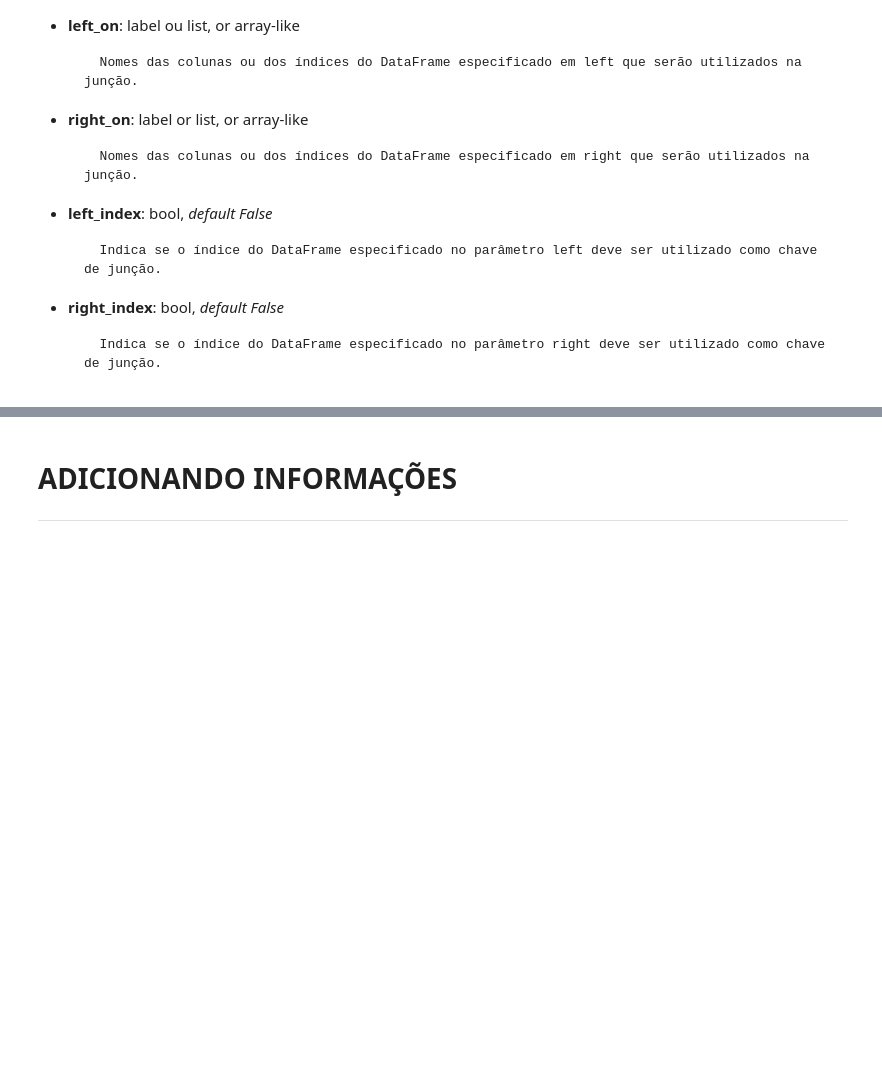
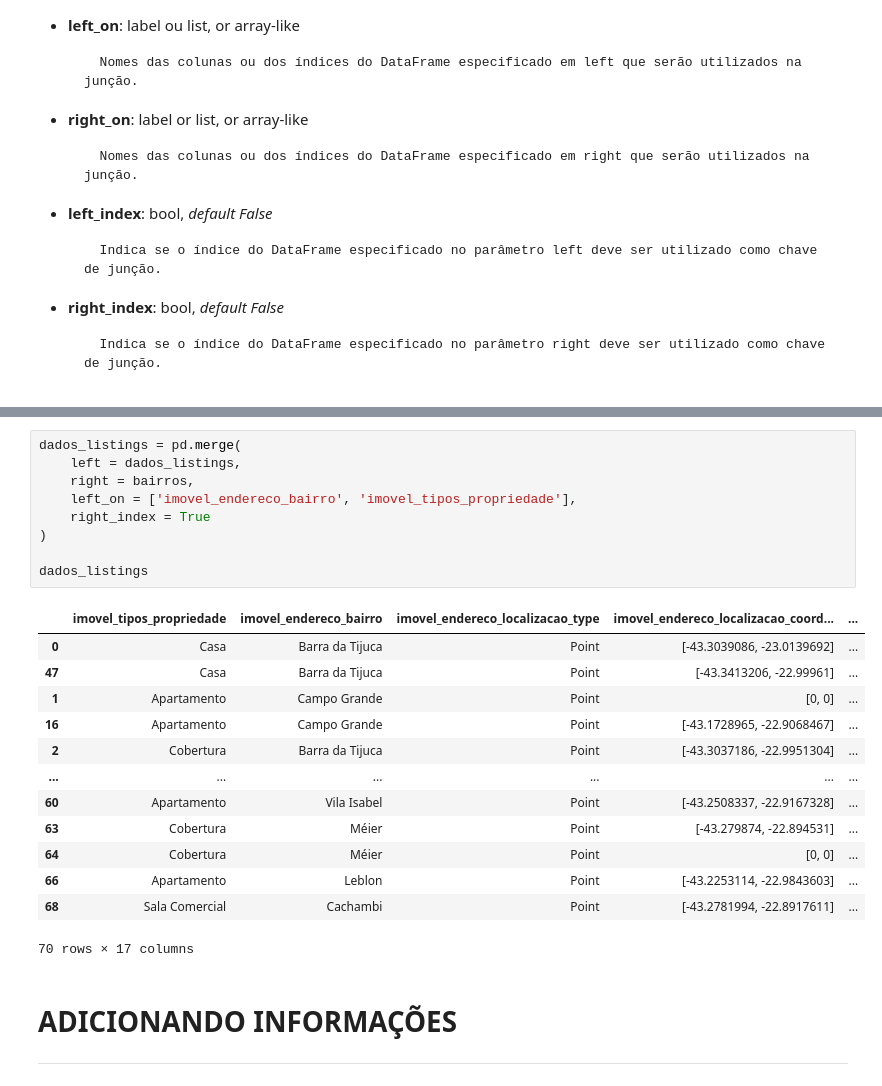
Before and after one commit to biamouras/alura-pandas-ds, a Jupyter notebook: 05_pandas_avancado/05_pandas_avancado.ipynb, the cells around one changed output, grey strips where cells are left out. Cells and saved outputs as stored; diff of their text form; blank space fills up the shorter version.

```diff
--- a/05_pandas_avancado/05_pandas_avancado.ipynb
+++ b/05_pandas_avancado/05_pandas_avancado.ipynb
@@ -826,3 +859,26 @@ pandas.merge(left, right, how='inner', on=None, left_on=None, right_on=None, lef
+# %%
+dados_listings = pd.merge(
+    left = dados_listings,
+    right = bairros,
+    left_on = ['imovel_endereco_bairro', 'imovel_tipos_propriedade'],
+    right_index = True
+)
+
+dados_listings
+# %% [output]
+|  | imovel_tipos_propriedade | imovel_endereco_bairro | imovel_endereco_localizacao_type | imovel_endereco_localizacao_coord... | ... |
+| 0 | Casa | Barra da Tijuca | Point | [-43.3039086, -23.0139692] | ... |
+| 47 | Casa | Barra da Tijuca | Point | [-43.3413206, -22.99961] | ... |
+| 1 | Apartamento | Campo Grande | Point | [0, 0] | ... |
+| 16 | Apartamento | Campo Grande | Point | [-43.1728965, -22.9068467] | ... |
+| 2 | Cobertura | Barra da Tijuca | Point | [-43.3037186, -22.9951304] | ... |
+| ... | ... | ... | ... | ... | ... |
+| 60 | Apartamento | Vila Isabel | Point | [-43.2508337, -22.9167328] | ... |
+| 63 | Cobertura | Méier | Point | [-43.279874, -22.894531] | ... |
+| 64 | Cobertura | Méier | Point | [0, 0] | ... |
+| 66 | Apartamento | Leblon | Point | [-43.2253114, -22.9843603] | ... |
+| 68 | Sala Comercial | Cachambi | Point | [-43.2781994, -22.8917611] | ... |
+70 rows × 17 columns
 # %% [markdown]
 # ADICIONANDO INFORMAÇÕES
 ---
```
Also changed, not shown: parts of 2 cells of this notebook.
